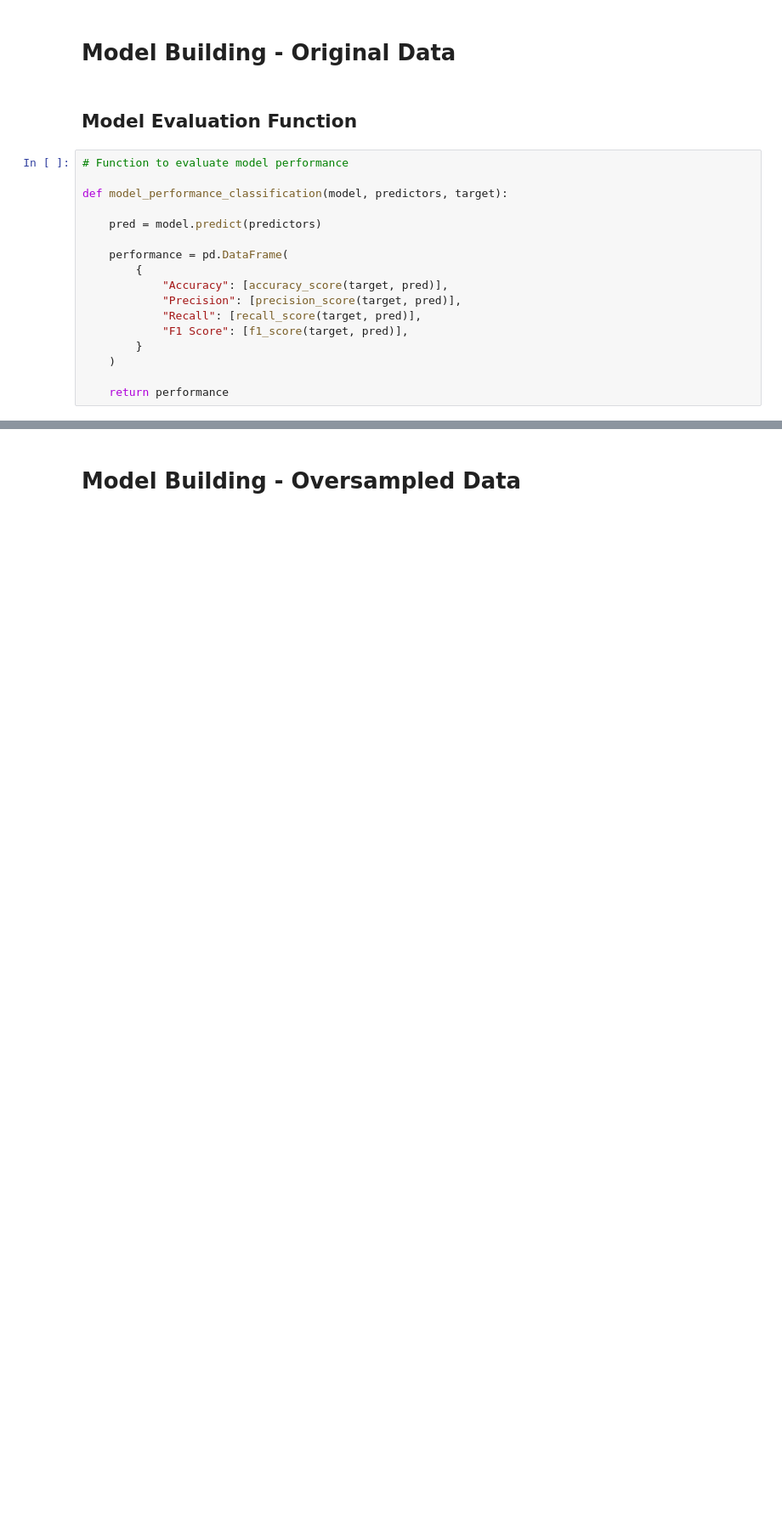
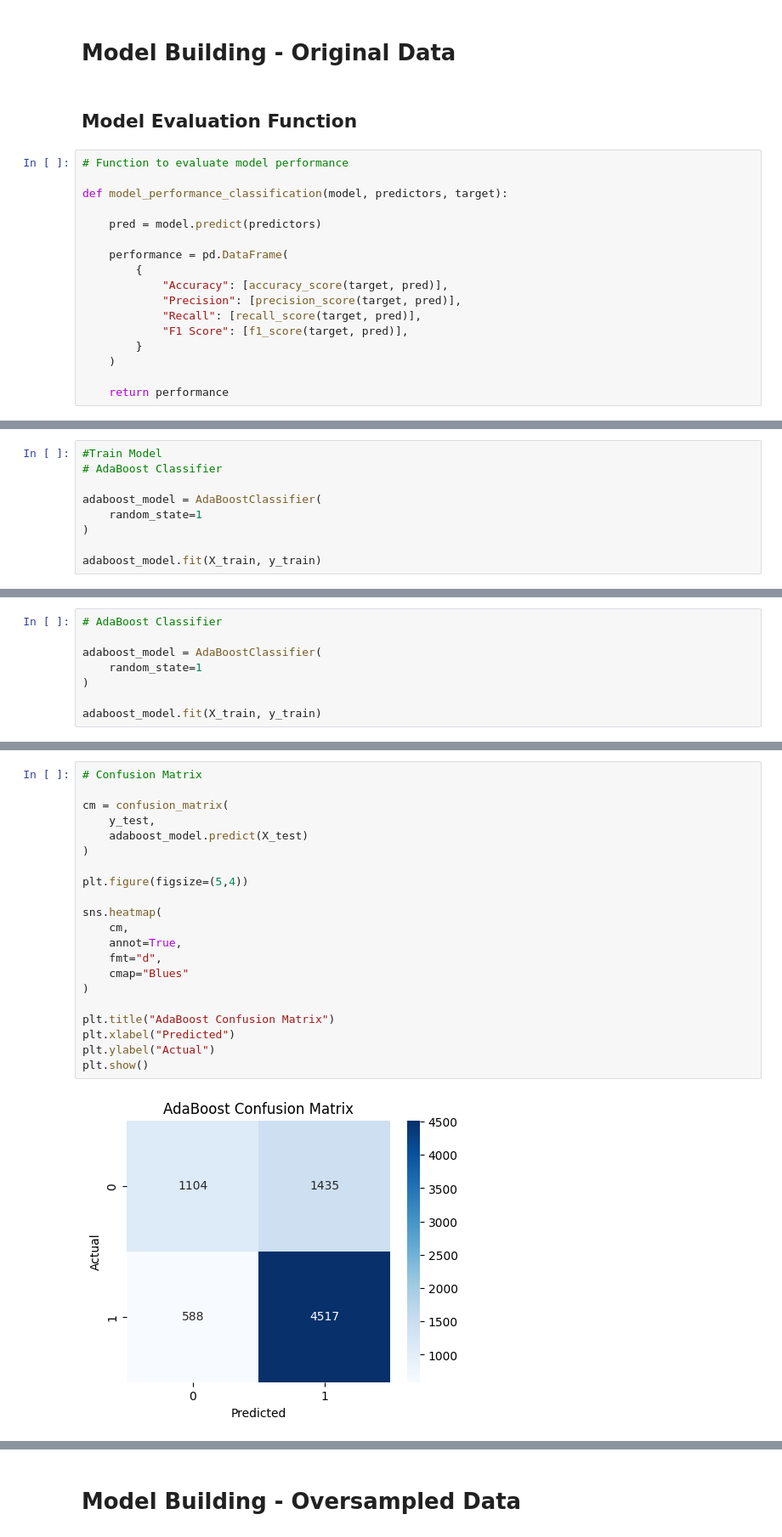
Before and after one commit to click2shivesh/shivesh-uta-aiml-py, a Jupyter notebook: Shivesh_Project_Full_Code_Notebook_EasyVisa.ipynb, the cells around one changed output, grey strips where cells are left out. Shown at 85% size. Cells and saved outputs as stored; diff of their text form; blank space fills up the shorter version.

```diff
--- a/Shivesh_Project_Full_Code_Notebook_EasyVisa.ipynb
+++ b/Shivesh_Project_Full_Code_Notebook_EasyVisa.ipynb
@@ -1543,0 +1842,9 @@ def model_performance_classification(model, predictors, target):
+# %%
+#Train Model
+# AdaBoost Classifier
+
+adaboost_model = AdaBoostClassifier(
+    random_state=1
+)
+
+adaboost_model.fit(X_train, y_train)
@@ -1543,0 +1853,8 @@ def model_performance_classification(model, predictors, target):
+# %%
+# AdaBoost Classifier
+
+adaboost_model = AdaBoostClassifier(
+    random_state=1
+)
+
+adaboost_model.fit(X_train, y_train)
@@ -1543,0 +1893,23 @@ def model_performance_classification(model, predictors, target):
+# %%
+# Confusion Matrix
+
+cm = confusion_matrix(
+    y_test,
+    adaboost_model.predict(X_test)
+)
+
+plt.figure(figsize=(5,4))
+
+sns.heatmap(
+    cm,
+    annot=True,
+    fmt="d",
+    cmap="Blues"
+)
+
+plt.title("AdaBoost Confusion Matrix")
+plt.xlabel("Predicted")
+plt.ylabel("Actual")
+plt.show()
+# %% [output]
+[figure, added]
```
Also changed, not shown: parts of 74 cells of this notebook.
